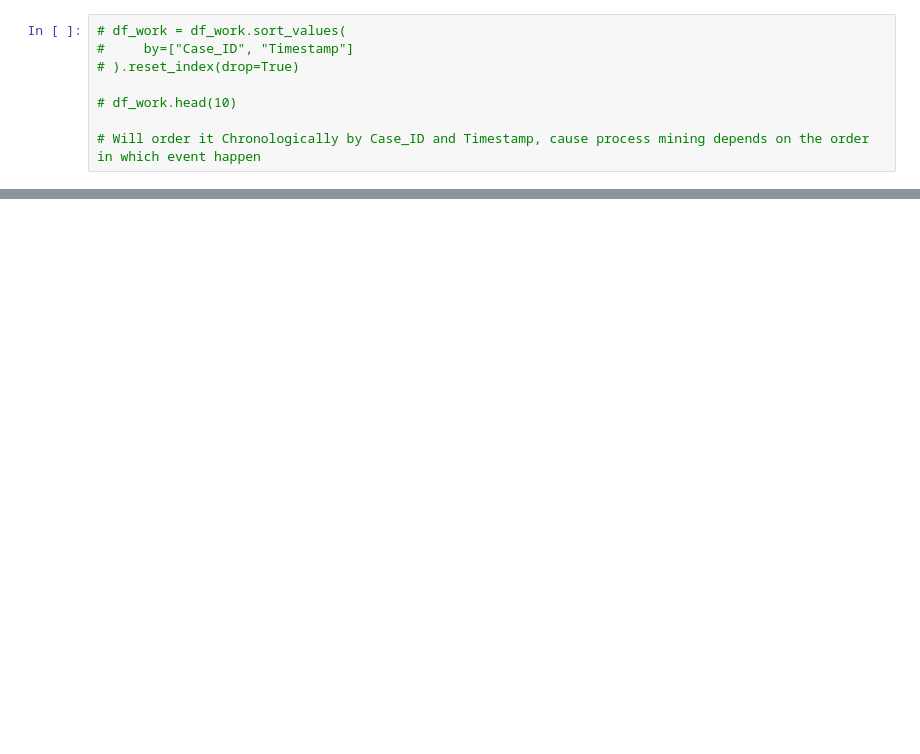
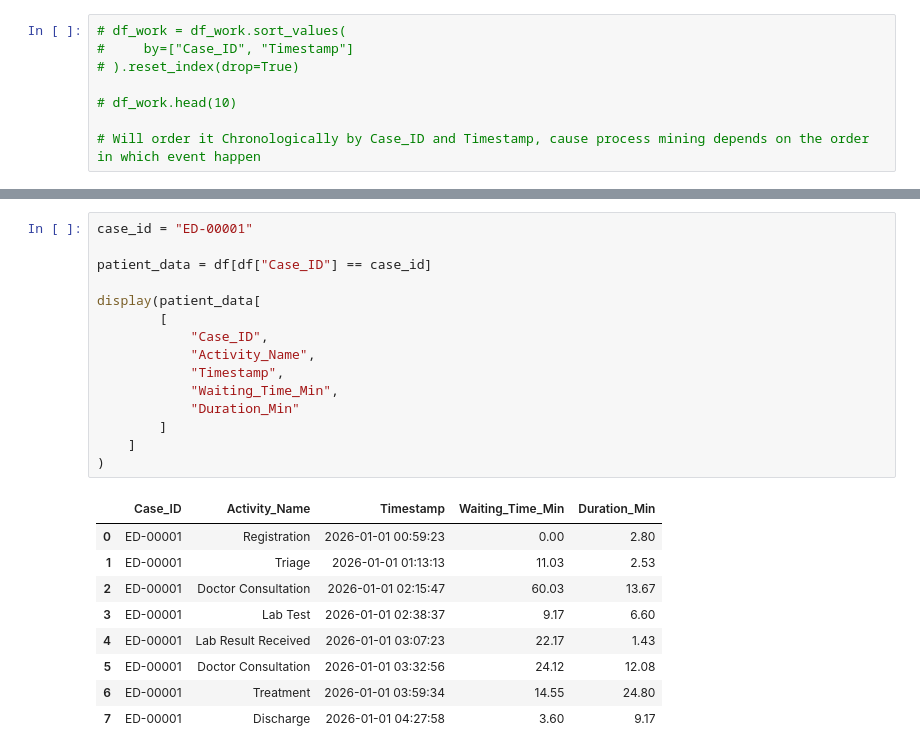
Before and after one commit to udayupmanyuu-spec/infotact-projects, a Jupyter notebook: Notebook/01_Dataset_understanding.ipynb, the cells around one changed output, grey strips where cells are left out. Cells and saved outputs as stored; diff of their text form; blank space fills up the shorter version.

Commit message:
Data Cleaning

```diff
--- a/Notebook/01_Dataset_understanding.ipynb
+++ b/Notebook/01_Dataset_understanding.ipynb
@@ -260,0 +312,25 @@ Zero durations: 0
+# %%
+case_id = "ED-00001"
+
+patient_data = df[df["Case_ID"] == case_id]
+
+display(patient_data[
+        [
+            "Case_ID",
+            "Activity_Name",
+            "Timestamp",
+            "Waiting_Time_Min",
+            "Duration_Min"
+        ]
+    ]
+)
+# %% [output]
+|  | Case_ID | Activity_Name | Timestamp | Waiting_Time_Min | Duration_Min |
+| 0 | ED-00001 | Registration | 2026-01-01 00:59:23 | 0.00 | 2.80 |
+| 1 | ED-00001 | Triage | 2026-01-01 01:13:13 | 11.03 | 2.53 |
+| 2 | ED-00001 | Doctor Consultation | 2026-01-01 02:15:47 | 60.03 | 13.67 |
+| 3 | ED-00001 | Lab Test | 2026-01-01 02:38:37 | 9.17 | 6.60 |
+| 4 | ED-00001 | Lab Result Received | 2026-01-01 03:07:23 | 22.17 | 1.43 |
+| 5 | ED-00001 | Doctor Consultation | 2026-01-01 03:32:56 | 24.12 | 12.08 |
+| 6 | ED-00001 | Treatment | 2026-01-01 03:59:34 | 14.55 | 24.80 |
+| 7 | ED-00001 | Discharge | 2026-01-01 04:27:58 | 3.60 | 9.17 |
```
Also changed, not shown: parts of 8 cells of this notebook.
